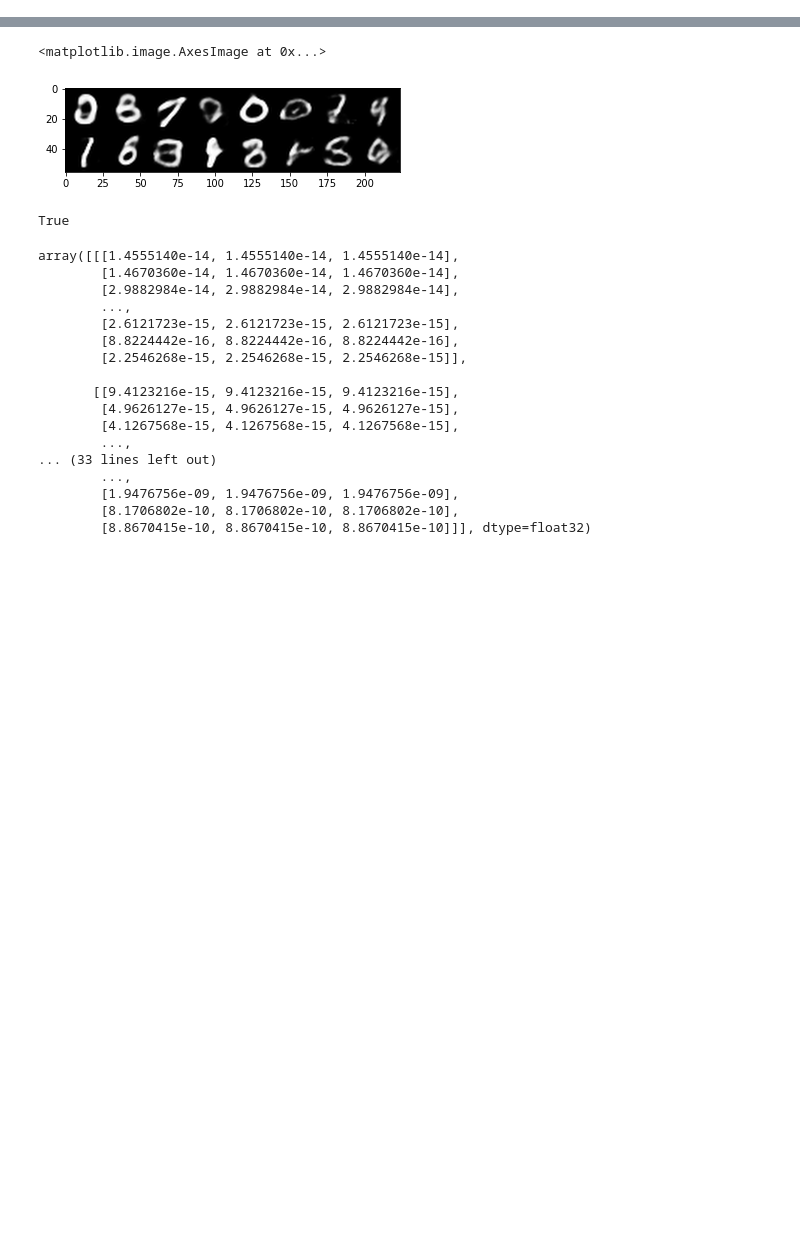
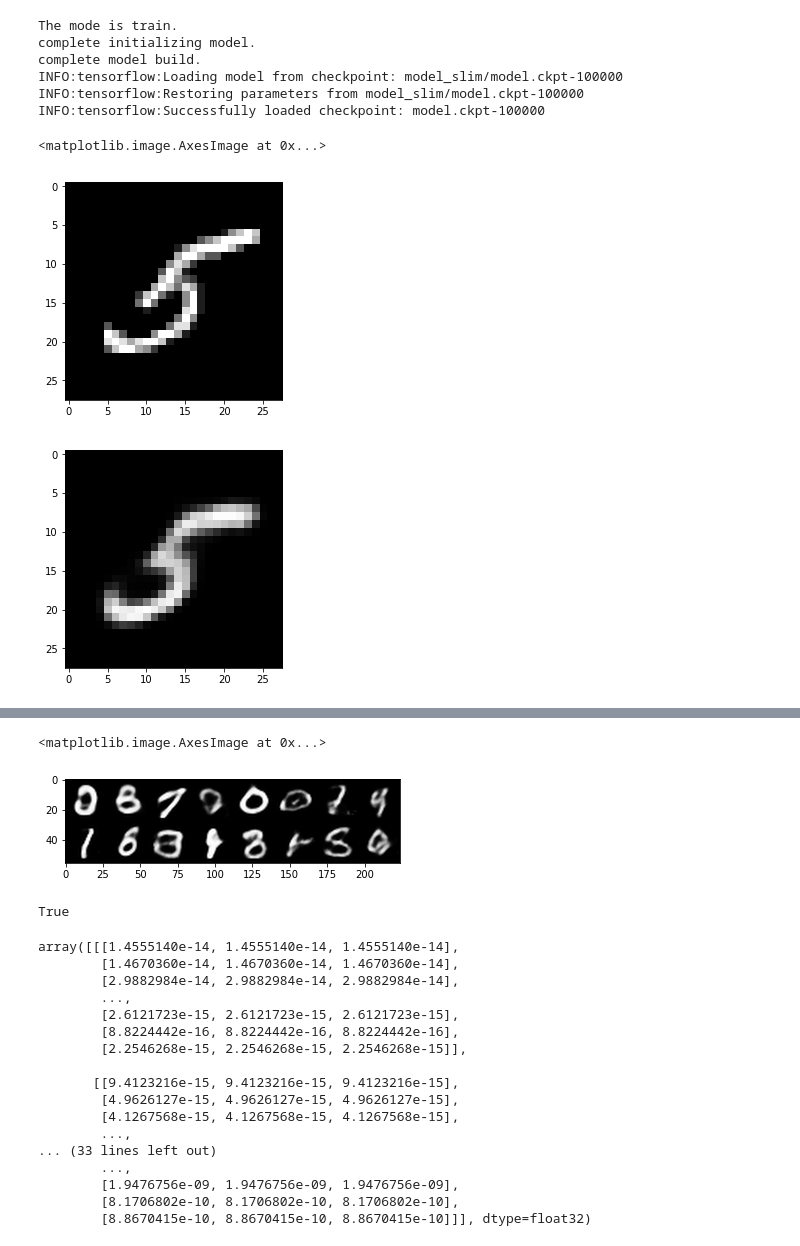
Before and after one commit to festeh/VAE_GAN, a Jupyter notebook: VAE/test_VAE.ipynb, the cells around one changed output, grey strips where cells are left out. Drawn from its saved outputs; the diff is of its cells as text; code cells hidden in the pictures; blank space fills up the shorter version.

```diff
--- a/VAE/test_VAE.ipynb
+++ b/VAE/test_VAE.ipynb
@@ -12,0 +17,44 @@ import matplotlib.pyplot as plt
+# %%
+checkpoint_folder_path = "model_slim"
+checkpoint_path = tf.train.latest_checkpoint(checkpoint_folder_path)
+checkpoint_step = int(checkpoint_path.split('-')[1])
+batch_size = 64
+
+queues = tf.contrib.slim.queues
+with tf.Graph().as_default():
+    model = VAE(mode="train", data_path="../data/mnist", z_dim=64)
+    model.build()
+    saver = tf.train.Saver()
+
+    with tf.Session() as sess:
+        with queues.QueueRunners(sess):
+            tf.logging.info("Loading model from checkpoint: %s", checkpoint_path)
+            inputs = sess.run(model.inputs)
+            model.inputs = tf.Variable(inputs)
+            sess.run(tf.global_variables_initializer())
+            saver.restore(sess, checkpoint_path)
+            tf.logging.info("Successfully loaded checkpoint: %s",
+                            os.path.basename(checkpoint_path))
+            model.inputs.assign(inputs)
+            gray_1d = sess.run(tf.nn.sigmoid(
+                model.Decoder(model.sampling_z(*
+                    model.Encoder(
+                        model.inputs)))))[0]
+#             gray_1d = sess.run(tf.nn.sigmoid(model.logits))
+# %% [output]
+The mode is train.
+complete initializing model.
+complete model build.
+INFO:tensorflow:Loading model from checkpoint: model_slim/model.ckpt-100000
+INFO:tensorflow:Restoring parameters from model_slim/model.ckpt-100000
+INFO:tensorflow:Successfully loaded checkpoint: model.ckpt-100000
+# %%
+idx = 2
+
+plt.imshow(inputs[idx].reshape(28, 28), cmap='gray')
+plt.figure()
+plt.imshow(gray_1d[idx].reshape(28, 28), cmap='gray')
+# %% [output]
+<matplotlib.image.AxesImage at 0x...>
+[figure, added]
+[figure, added]
```
Also changed, not shown: parts of 4 cells of this notebook, 6 other files.
